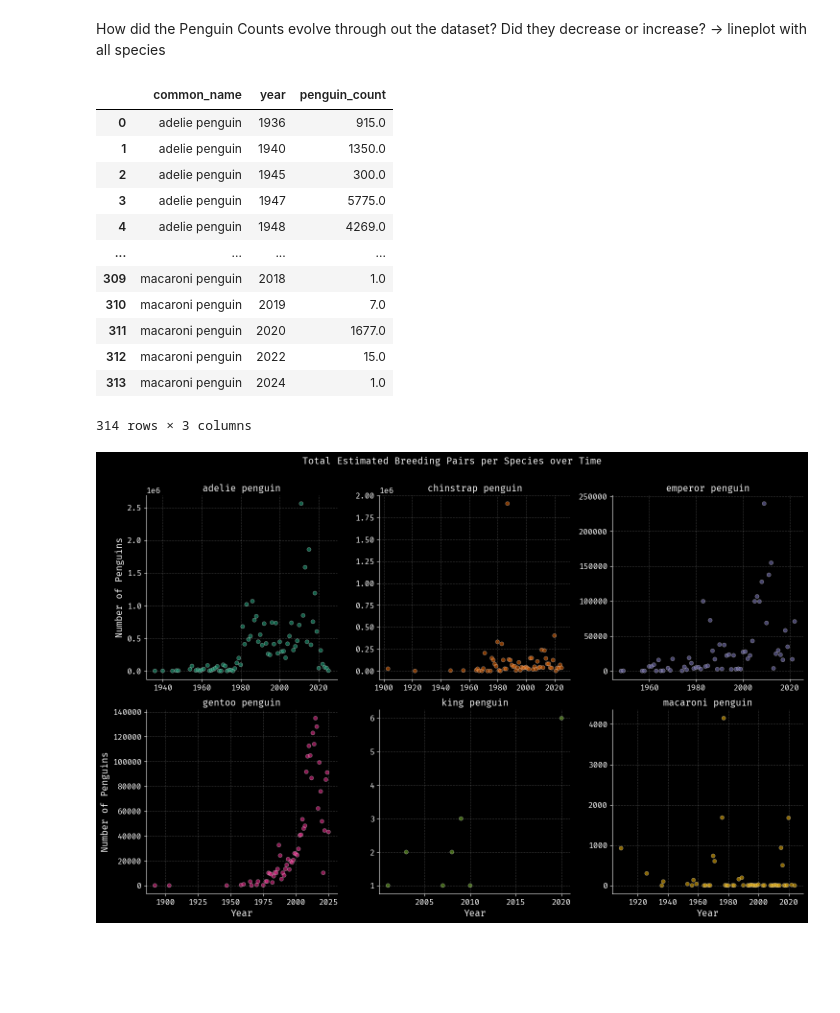
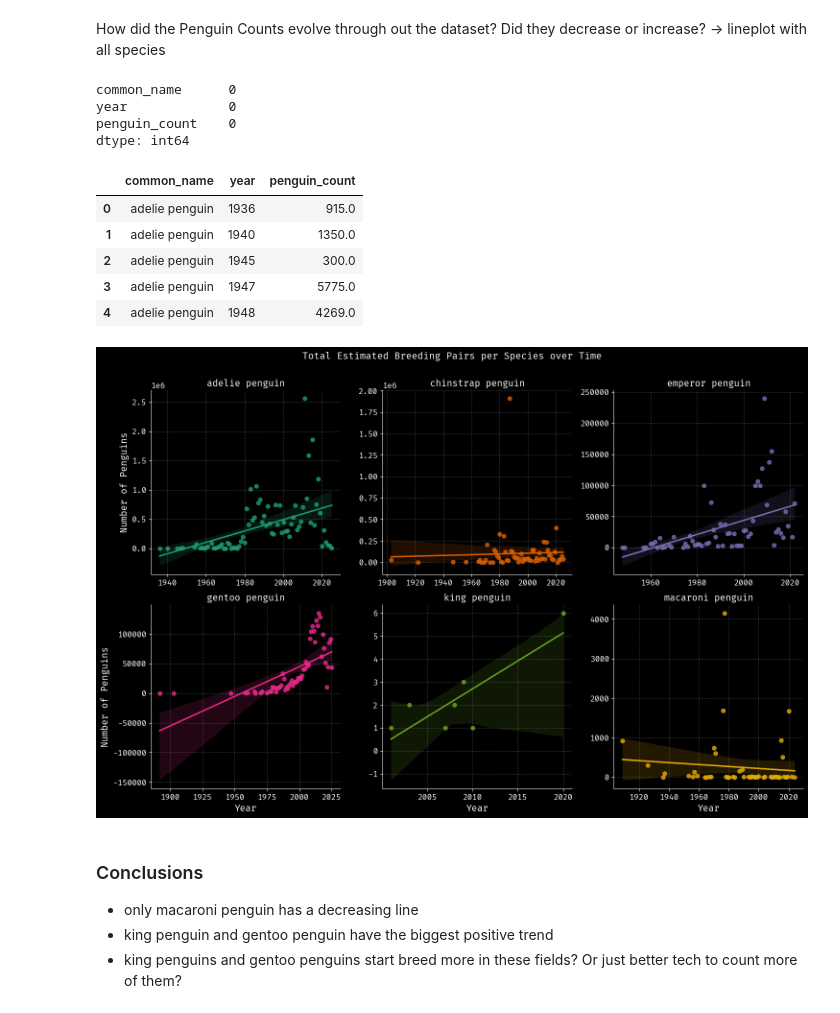
Before and after one commit to MGnified/EDA_antarctic_penguins, a Jupyter notebook: EDA.ipynb, the cells around one changed output. Saved outputs shown, nothing was run; the diff lists cells and outputs as text; code cells hidden in the pictures; blank space fills up the shorter version.

Commit message:
Changed & added plots

```diff
--- a/EDA.ipynb
+++ b/EDA.ipynb
@@ -165,42 +159,45 @@ colonies_by_name_year_grouped = (
     colonies_by_name_year.groupby(["common_name", "year"]).sum().reset_index()
 )
 
-colonies_by_name_year_grouped
+print(colonies_by_name_year_grouped.isnull().sum())
+colonies_by_name_year_grouped.head()
 # %% [output]
+common_name      0
+year             0
+penguin_count    0
+dtype: int64
 |  | common_name | year | penguin_count |
 | 0 | adelie penguin | 1936 | 915.0 |
 | 1 | adelie penguin | 1940 | 1350.0 |
 | 2 | adelie penguin | 1945 | 300.0 |
 | 3 | adelie penguin | 1947 | 5775.0 |
 | 4 | adelie penguin | 1948 | 4269.0 |
-| ... | ... | ... | ... |
-| 309 | macaroni penguin | 2018 | 1.0 |
-| 310 | macaroni penguin | 2019 | 7.0 |
-| 311 | macaroni penguin | 2020 | 1677.0 |
-| 312 | macaroni penguin | 2022 | 15.0 |
-| 313 | macaroni penguin | 2024 | 1.0 |
-314 rows × 3 columns
 # %%
-g = sns.relplot(
+g = sns.lmplot(
     data=colonies_by_name_year_grouped,
     x="year",
     y="penguin_count",
     hue="common_name",
     col="common_name",
     col_wrap=3,
     legend=False,
-    alpha=0.6,
     facet_kws={"sharey": False, "sharex": False},
 )
 
 g.set_titles(col_template="{col_name}")
 g.figure.suptitle("Total Estimated Breeding Pairs per Species over Time")
 g.figure.subplots_adjust(top=0.9)
 g.set_axis_labels(x_var="Year", y_var="Number of Penguins")
 
 plt.show(g)
 # %% [output]
-[figure, old version]
+[figure, new version]
+# %% [markdown]
+### Conclusions
+
+- only macaroni penguin has a decreasing line
+- king penguin and gentoo penguin have the biggest positive trend
+- king penguins and gentoo penguins start breed more in these fields? Or just better tech to count more of them?
 # %%
 # overall distribution of penguin counts
 penguin_count_dist = (
```
Also changed, not shown: parts of 7 cells of this notebook.
